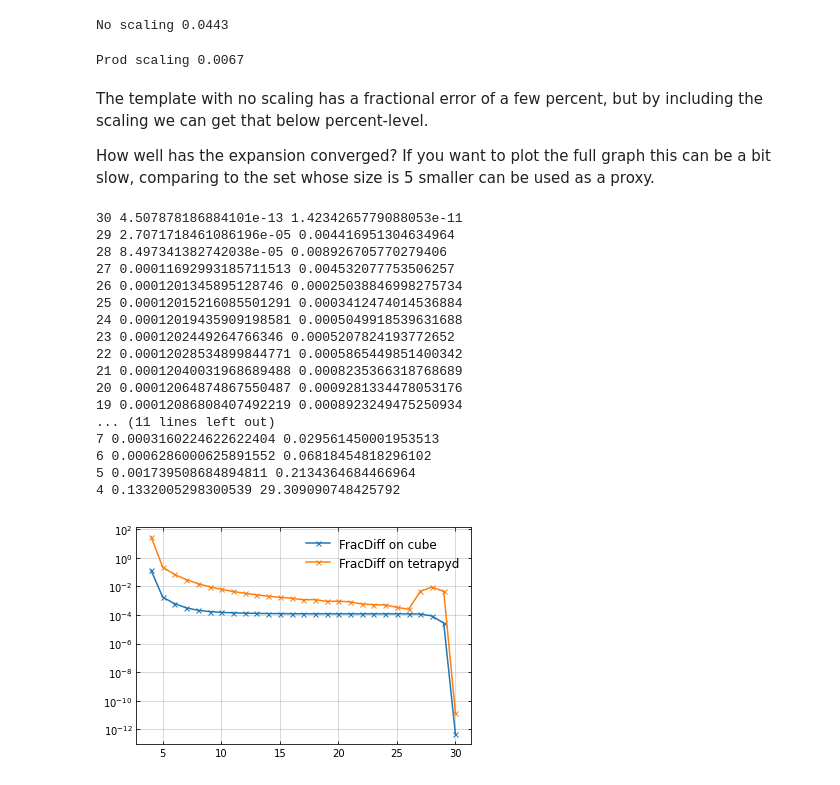
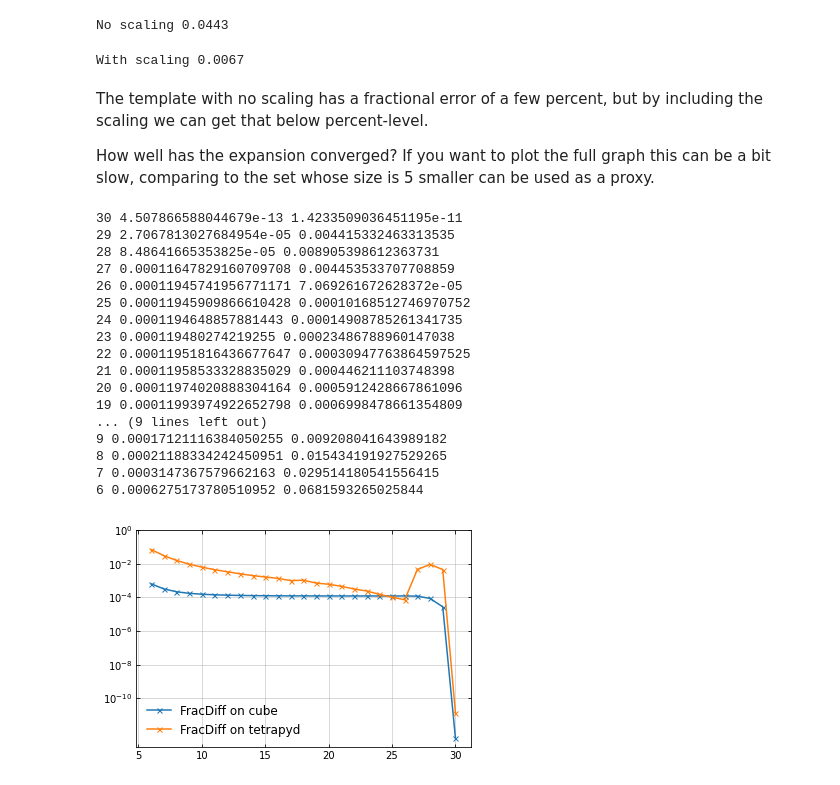
Before and after one commit to pc559/primodal_helper_functions, a Jupyter notebook: source/working_with_coeffs_example.ipynb, the cells around one changed output. Cells and saved outputs as stored; diff of their text form; code cells hidden in the pictures.

Commit message:
Updated example

```diff
--- a/source/working_with_coeffs_example.ipynb
+++ b/source/working_with_coeffs_example.ipynb
@@ -5,8 +5,10 @@ import general_coeff_funcs as gcf
 from shapes import DBI
 # %% [markdown]
 First, let's load in some coefficients we calculated earlier, describing the shape function derived from a DBI model. To use the coefficients we also need to know what $k_{min}$ and $k_{max}$ they were calculated for.
-# %%
-k_min, k_max, cs_dbi = gcf.load_coeffs('dbi_example/res_coeffs_dbi_l30.csv')
+# %%
+#filename = 'dbi_example/res_coeffs_dbi_l30.csv'
+filename = 'dbi_example_test/res_coeffs_dbi_l30.csv'
+k_min, k_max, cs_dbi = gcf.load_coeffs(filename)
 # %% [markdown]
 These coefficients are with respect to the log basis, of size 30.
 # %%
@@ -55,7 +57,7 @@ template = lambda x, y, z: DBI(x, y, z, scaling='prod')
 prod_scale_diff = gcf.fractional_difference(k_min, k_max, template, cs_dbi, basis_funcs, Nk=200)
 print('With scaling', round(prod_scale_diff,4))
 # %% [output]
-Prod scaling 0.0067
+With scaling 0.0067
 # %% [markdown]
 The template with no scaling has a fractional error of a few percent, but by including
 the scaling we can get that below percent-level.
@@ -65,37 +67,38 @@ slow, comparing to the set whose size is 5 smaller can be used as a proxy.
 # %%
 results = []
 #for i in [30, 29, 28, 25, 20, 15, 5]:
-for i in range(Pmax,3,-1):
+for i in range(Pmax,5,-1):
     basis_funcs_reduced = gcf.set_up_log_basis(k_min, k_max, i, inv=True, verbose=False)
     cs_reduced = gcf.convert_between_bases(basis_funcs, basis_funcs_reduced, k_min, k_max, cs_dbi, Nk=600)
     cube_diff = gcf.err_between_coeffs(k_min, k_max, cs_dbi, basis_funcs, cs_reduced, basis_funcs_reduced, Ncorr=400, cube=True)
     tetr_diff = gcf.err_between_coeffs(k_min, k_max, cs_dbi, basis_funcs, cs_reduced, basis_funcs_reduced, Ncorr=400, cube=False)
     results.append([i, cube_diff, tetr_diff])
-    #print(*results[-1], flush=True)
+    print(*results[-1], flush=True)
 results = np.array(results).T
 # %% [output]
-30 4.507878186884101e-13 1.4234265779088053e-11
-29 2.7071718461086196e-05 0.004416951304634964
-28 8.497341382742038e-05 0.008926705770279406
-27 0.00011692993185711513 0.004532077753506257
-26 0.0001201345895128746 0.00025038846998275734
-25 0.00012015216085501291 0.0003412474014536884
-24 0.00012019435909198581 0.0005049918539631688
-23 0.0001202449264766346 0.0005207824193772652
-22 0.00012028534899844771 0.0005865449851400342
-21 0.00012040031968689488 0.0008235366318768689
-20 0.00012064874867550487 0.0009281334478053176
-19 0.00012086808407492219 0.0008923249475250934
-... (11 lines left out)
-7 0.0003160224622622404 0.029561450001953513
-6 0.0006286000625891552 0.06818454818296102
-5 0.001739508684894811 0.2134364684466964
-4 0.1332005298300539 29.309090748425792
+30 4.507866588044679e-13 1.4233509036451195e-11
+29 2.7067813027684954e-05 0.004415332463313535
+28 8.48641665353825e-05 0.008905398612363731
+27 0.00011647829160709708 0.004453533707708859
+26 0.00011945741956771171 7.069261672628372e-05
+25 0.00011945909866610428 0.00010168512746970752
+24 0.0001194648857881443 0.00014908785261341735
+23 0.000119480274219255 0.00023486788960147038
+22 0.00011951816436677647 0.00030947763864597525
+21 0.00011958533328835029 0.000446211103748398
+20 0.00011974020888304164 0.0005912428667861096
+19 0.00011993974922652798 0.0006998478661354809
+... (9 lines left out)
+9 0.00017121116384050255 0.009208041643989182
+8 0.00021188334242450951 0.015434191927529265
+7 0.0003147367579662163 0.029514180541556415
+6 0.0006275173780510952 0.0681593265025844
 # %%
 plt.plot(results[0], results[1], '-x', label='FracDiff on cube')
 plt.plot(results[0], results[2], '-x', label='FracDiff on tetrapyd')
 plt.yscale('log')
+plt.yticks([1e-10, 1e-8, 1e-6, 1e-4, 1e-2, 1e0])
 plt.legend()
 plt.show()
 # %% [output]
-[figure, old version]
+[figure, new version]
```
Also changed, not shown: parts of 2 cells of this notebook.
